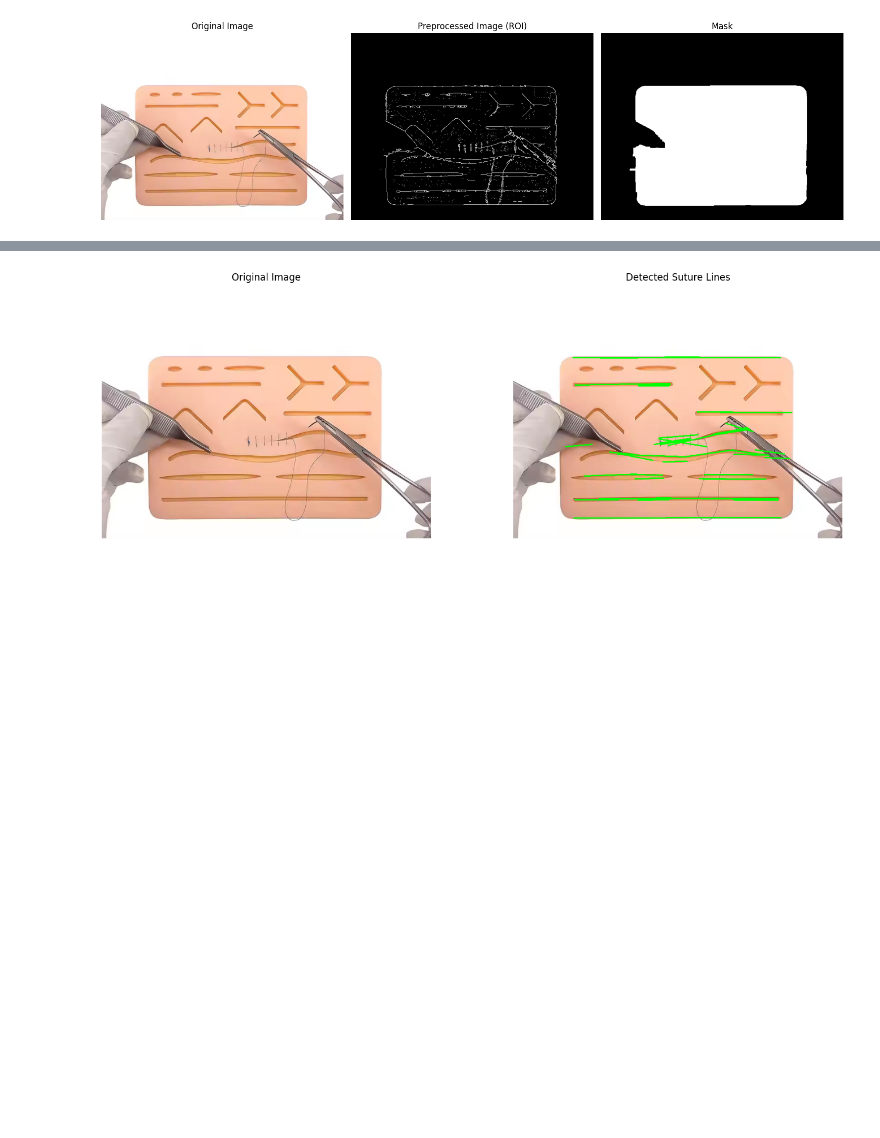
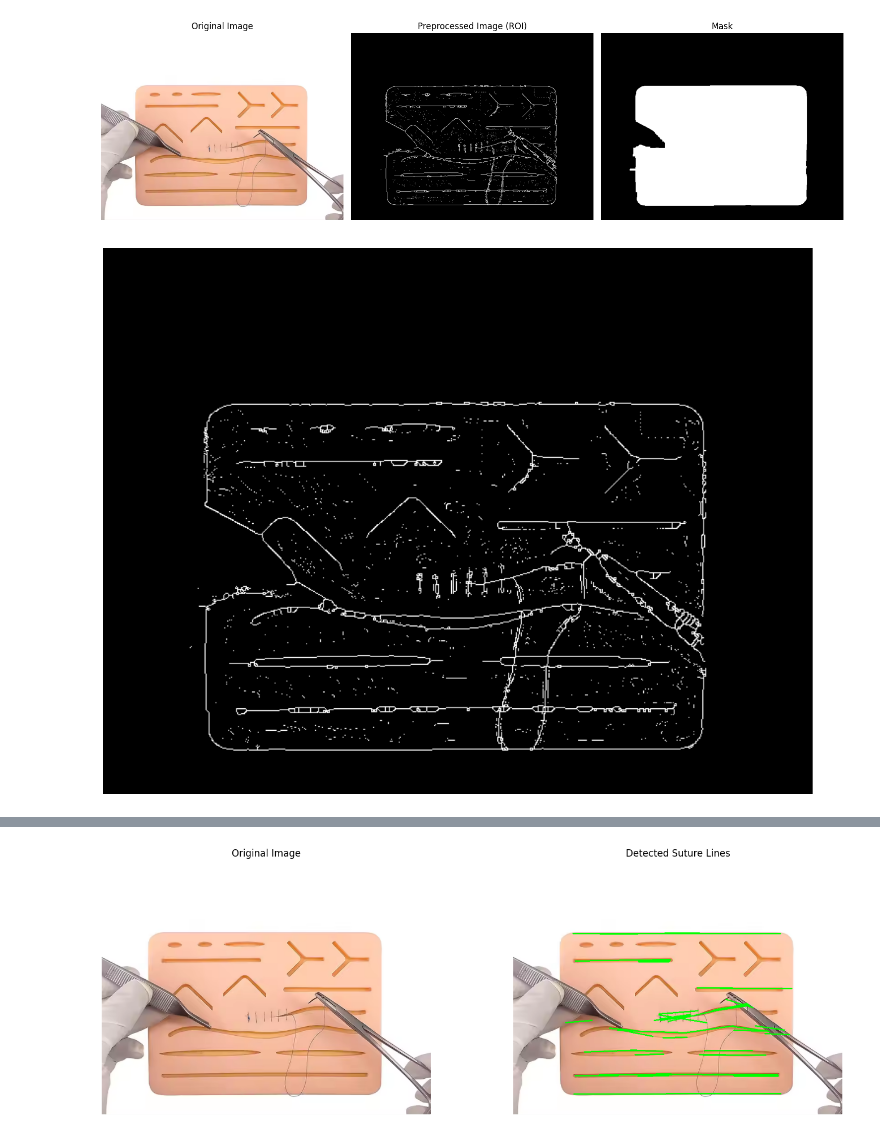
Before and after one commit to marindereggi/DragonHack-2025, a Jupyter notebook: demo.ipynb, the cells around one changed output, grey strips where cells are left out. Drawn from its saved outputs; the diff is of its cells as text; code cells hidden in the pictures; blank space fills up the shorter version.

Commit message:
Show masked image

```diff
--- a/demo.ipynb
+++ b/demo.ipynb
@@ -163,3 +163,10 @@ plt.tight_layout()
 plt.show()
 # %% [output]
 [figure]
+# %%
+plt.figure(figsize=(15, 10))
+plt.imshow(roi, cmap='gray')
+plt.axis('off')
+plt.show()
+# %% [output]
+[figure, added]
```
Also changed, not shown: parts of 1 cell of this notebook.
